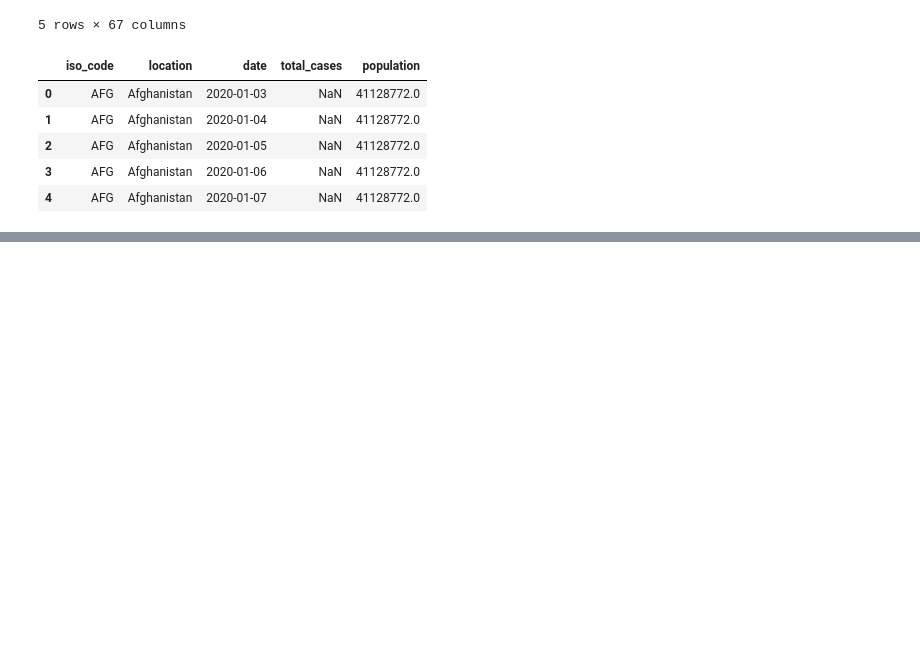
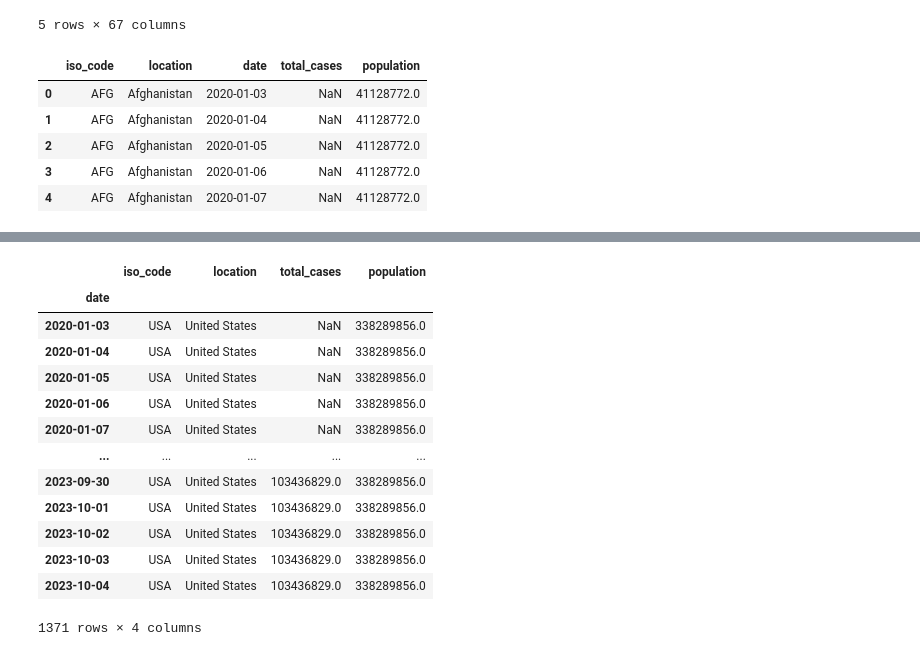
Before and after one commit to layla-focalors/AColab_Github_data_processing, a Jupyter notebook: Covid_Anayze.ipynb, the cells around one changed output, grey strips where cells are left out. Saved outputs shown, nothing was run; the diff lists cells and outputs as text; code cells hidden in the pictures; blank space fills up the shorter version.

```diff
--- a/Covid_Anayze.ipynb
+++ b/Covid_Anayze.ipynb
@@ -71,0 +130,20 @@ df.head()
+# %%
+usa_df = df[df['location'] == 'United States']
+usa_df = usa_df.set_index('date')
+# 유니크한 값으로 인덱스 결정!
+usa_df
+# %% [output]
+|  | iso_code | location | total_cases | population |
+| date |  |  |  |  |
+| 2020-01-03 | USA | United States | NaN | 338289856.0 |
+| 2020-01-04 | USA | United States | NaN | 338289856.0 |
+| 2020-01-05 | USA | United States | NaN | 338289856.0 |
+| 2020-01-06 | USA | United States | NaN | 338289856.0 |
+| 2020-01-07 | USA | United States | NaN | 338289856.0 |
+| ... | ... | ... | ... | ... |
+| 2023-09-30 | USA | United States | 103436829.0 | 338289856.0 |
+| 2023-10-01 | USA | United States | 103436829.0 | 338289856.0 |
+| 2023-10-02 | USA | United States | 103436829.0 | 338289856.0 |
+| 2023-10-03 | USA | United States | 103436829.0 | 338289856.0 |
+| 2023-10-04 | USA | United States | 103436829.0 | 338289856.0 |
+1371 rows × 4 columns
```
Also changed, not shown: parts of 3 cells of this notebook.
